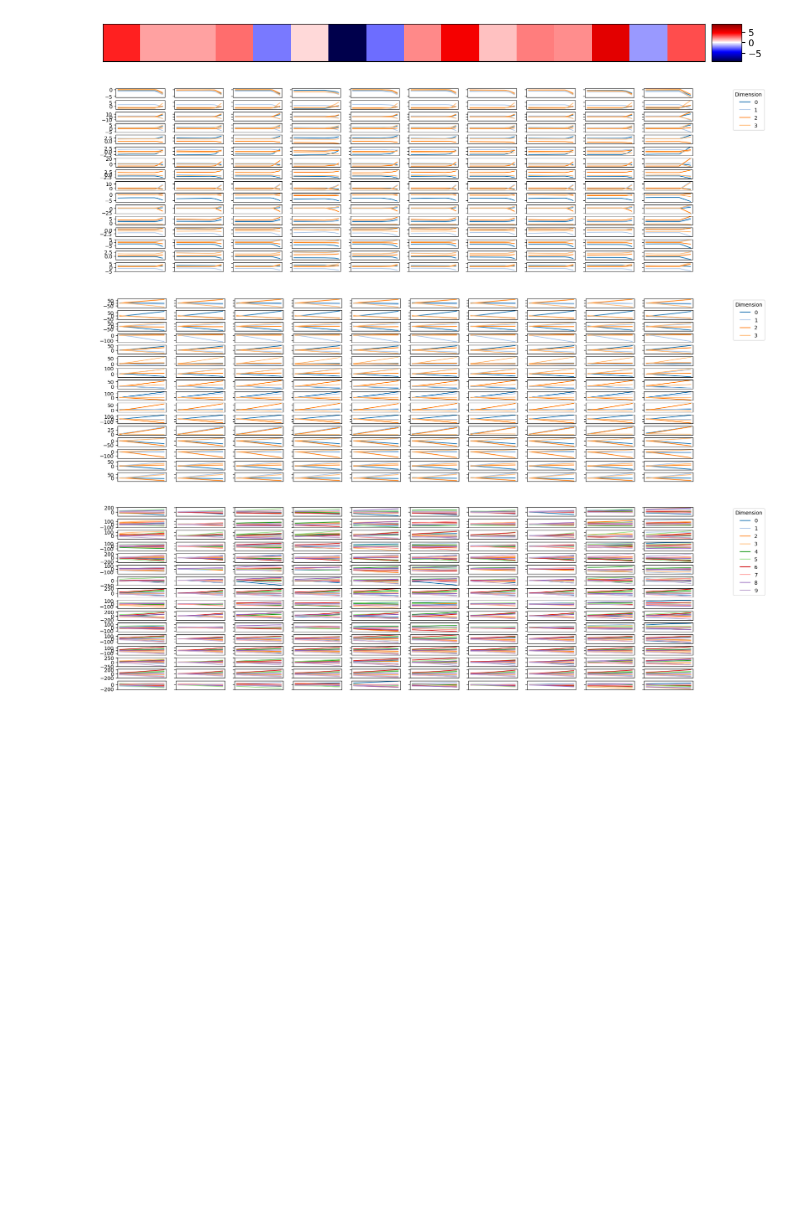
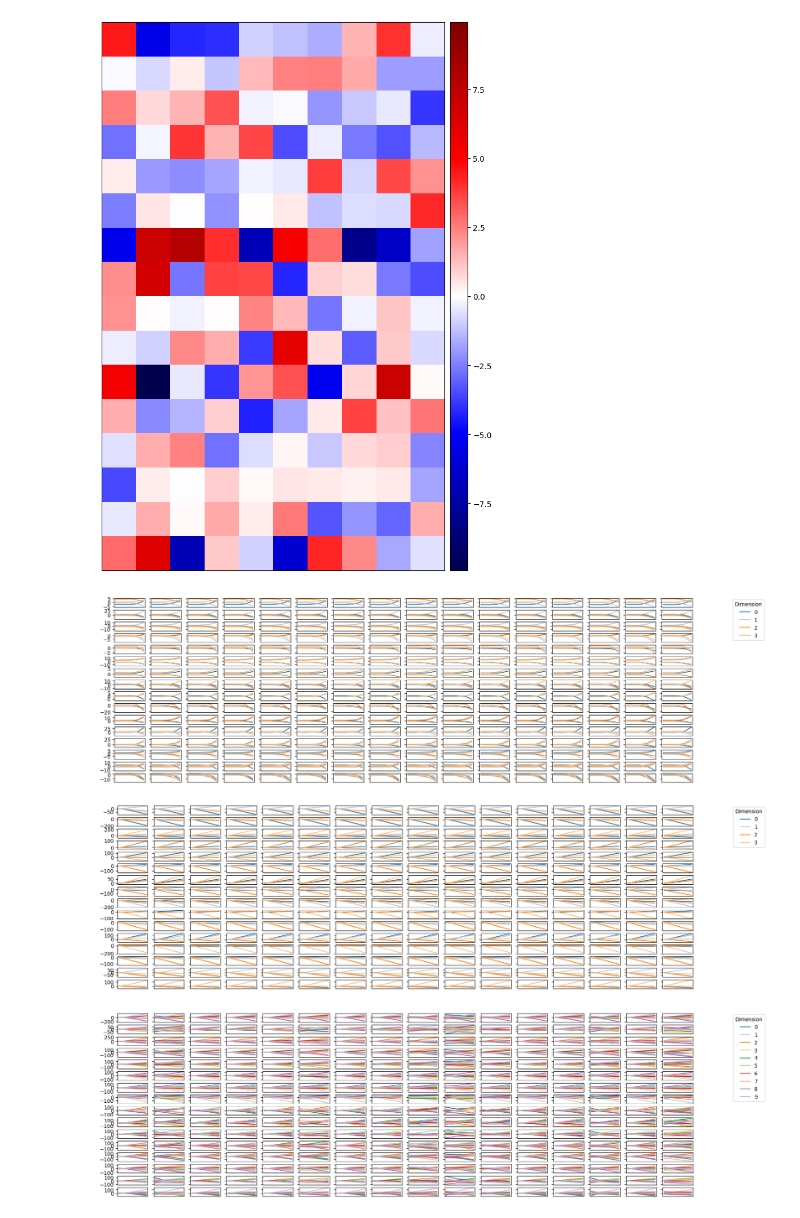
Before and after one commit to irkri/elissabeth, a Jupyter notebook: projects/copying/test.ipynb, the cells around one changed output. Drawn from its saved outputs; the diff is of its cells as text; code cells hidden in the pictures; blank space fills up the shorter version.

```diff
--- a/projects/copying/test.ipynb
+++ b/projects/copying/test.ipynb
@@ -32,7 +18,7 @@ config = {
     "val_size": 0.2,
 }
 # %%
-watcher = ElissabethWatcher.load("esxnoxkf", on_cpu=True)
+watcher = ElissabethWatcher.load("rp1bcgxw", on_cpu=True)
 # %%
 x, y = copying(
     n_samples=1,
@@ -83,12 +83,12 @@ fig, ax = watcher.plot_attention_matrices(
 # %%
 fig, ax = watcher.plot_parameter_matrix(
-    "layers.0.W_H",
-    # reduce_dims={4: 0},
-    # append_dims=(1,),
+    "layers.0.W_O",
+    reduce_dims={2: 0},
+    append_dims=(0,1,),
     figsize=(10, 10),
 )
 # %% [output]
-[figure, old version]
+[figure, new version]
 # %%
 fig, ax = watcher.plot_qkv_probing(
     which="q",
@@ -98,7 +98,7 @@ fig, ax = watcher.plot_qkv_probing(
     figsize=(20, 5),
 )
 # %% [output]
-[figure, old version]
+[figure, new version]
 # %%
 fig, ax = watcher.plot_qkv_probing(
     which="k",
@@ -108,7 +108,7 @@ fig, ax = watcher.plot_qkv_probing(
     figsize=(20, 5),
 )
 # %% [output]
-[figure, old version]
+[figure, new version]
 # %%
 fig, ax = watcher.plot_qkv_probing(
     which="v",
@@ -118,4 +118,4 @@ fig, ax = watcher.plot_qkv_probing(
     figsize=(20, 5),
 )
 # %% [output]
-[figure, old version]
+[figure, new version]
```
Also changed, not shown: parts of 9 cells of this notebook, 2 other files.
